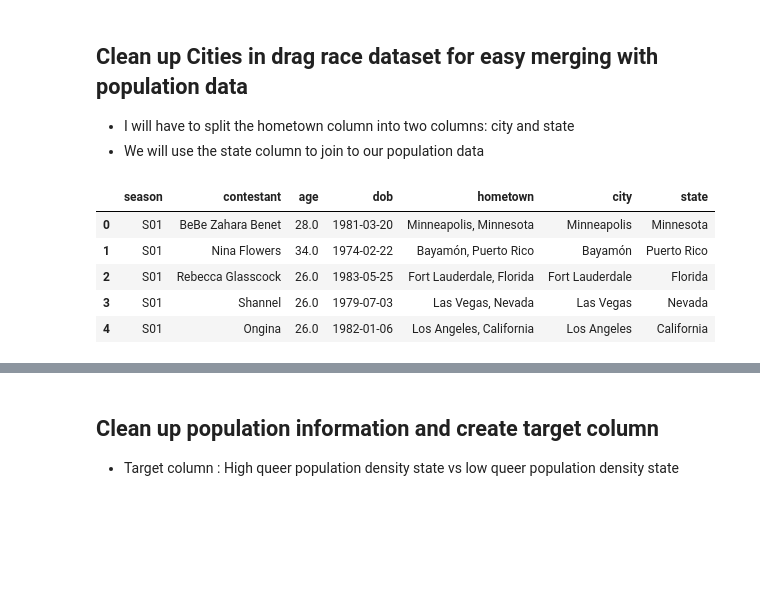
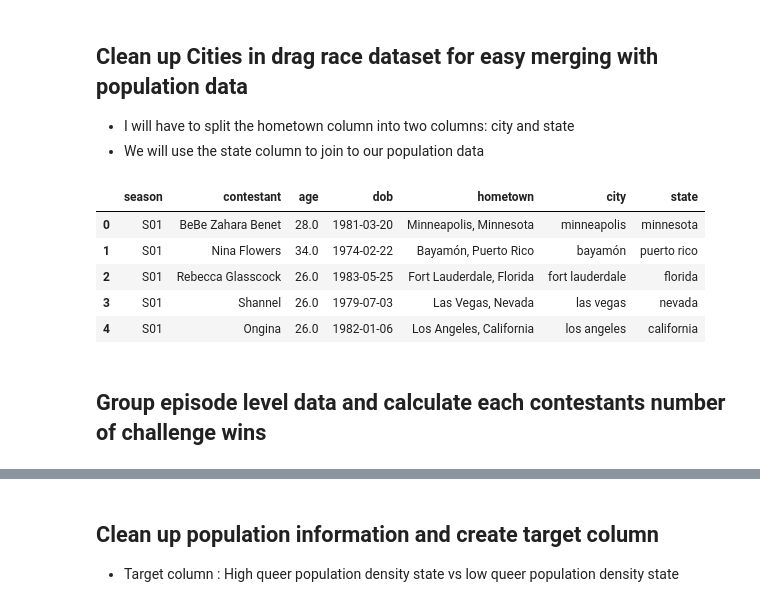
Before and after one commit to navar135/dragrace, a Jupyter notebook: initial_exploration.ipynb, the cells around one changed output, grey strips where cells are left out. Drawn from its saved outputs; the diff is of its cells as text; code cells hidden in the pictures; blank space fills up the shorter version.

```diff
--- a/initial_exploration.ipynb
+++ b/initial_exploration.ipynb
@@ -91,31 +91,35 @@ df3.head(20)
 # %%
 def split_hometown(hometown):
     if pd.isna(hometown):
         return pd.Series([None, None])
 
     # Special case: if multiple locations separated by "/", pick the U.S. one
     if "/" in hometown:
         parts = [p.strip() for p in hometown.split("/")]
         # pick the part that includes a U.S. state (assume contains a comma + long state name)
         for p in parts:
             if "," in p and len(p.split(",")[1].strip()) > 2:  # avoid UK, FR, etc.
                 hometown = p.strip()
 
     # Now split normally
     if "," in hometown:
         city, state = [x.strip() for x in hometown.split(",", 1)]
     else:
         city, state = hometown.strip(), None
 
     return pd.Series([city, state])
 
 # Apply it to your DataFrame
 df2[["city", "state"]] = df2["hometown"].apply(split_hometown)
+df2[["city", "state"]] = df2[["city", "state"]].applymap(lambda x: x.lower() if isinstance(x, str) else x)
+
 df2.head()
 # %% [output]
 |  | season | contestant | age | dob | hometown | city | state |
-| 0 | S01 | BeBe Zahara Benet | 28.0 | 1981-03-20 | Minneapolis, Minnesota | Minneapolis | Minnesota |
-| 1 | S01 | Nina Flowers | 34.0 | 1974-02-22 | Bayamón, Puerto Rico | Bayamón | Puerto Rico |
-| 2 | S01 | Rebecca Glasscock | 26.0 | 1983-05-25 | Fort Lauderdale, Florida | Fort Lauderdale | Florida |
-| 3 | S01 | Shannel | 26.0 | 1979-07-03 | Las Vegas, Nevada | Las Vegas | Nevada |
-| 4 | S01 | Ongina | 26.0 | 1982-01-06 | Los Angeles, California | Los Angeles | California |
+| 0 | S01 | BeBe Zahara Benet | 28.0 | 1981-03-20 | Minneapolis, Minnesota | minneapolis | minnesota |
+| 1 | S01 | Nina Flowers | 34.0 | 1974-02-22 | Bayamón, Puerto Rico | bayamón | puerto rico |
+| 2 | S01 | Rebecca Glasscock | 26.0 | 1983-05-25 | Fort Lauderdale, Florida | fort lauderdale | florida |
+| 3 | S01 | Shannel | 26.0 | 1979-07-03 | Las Vegas, Nevada | las vegas | nevada |
+| 4 | S01 | Ongina | 26.0 | 1982-01-06 | Los Angeles, California | los angeles | california |
+# %% [markdown]
+## Group episode level data and calculate each contestants number of challenge wins
```
Also changed, not shown: parts of 28 cells of this notebook, 2 other files.
